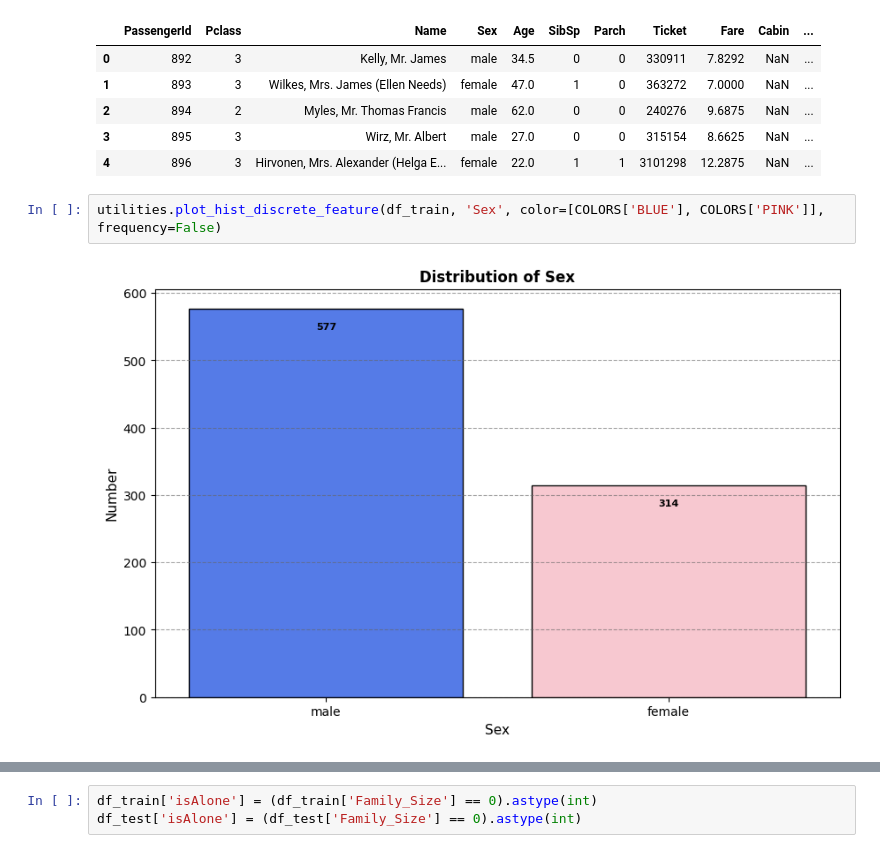
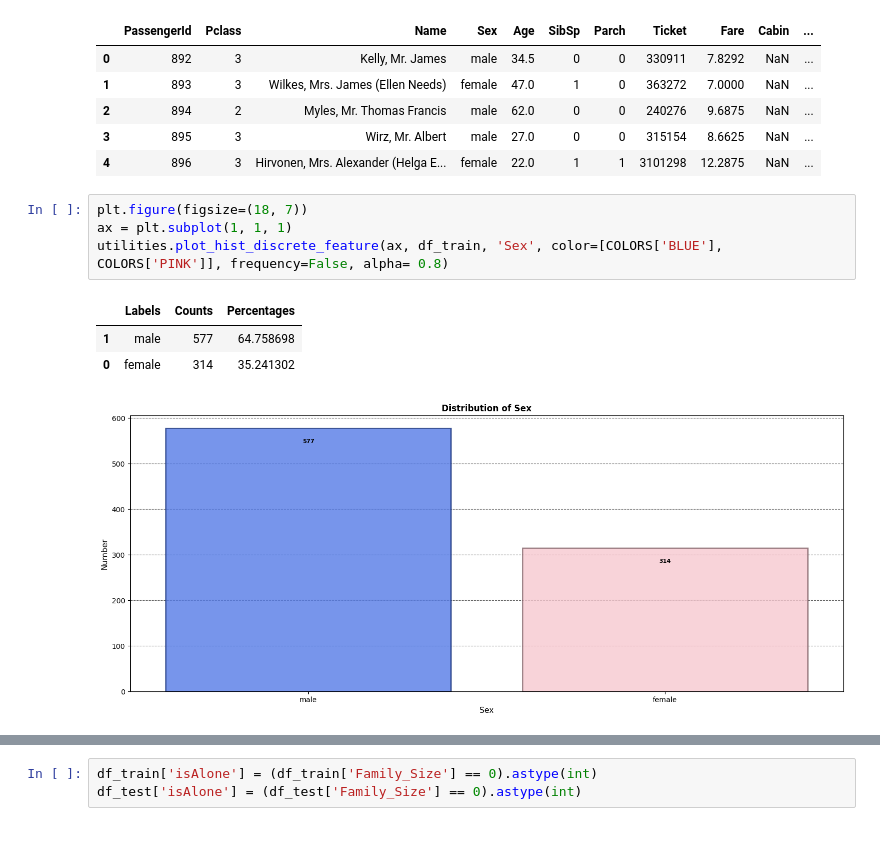
Before and after one commit to ydepledt/kaggle, a Jupyter notebook: titanic/titanic.ipynb, the cells around one changed output, grey strips where cells are left out. Drawn from its saved outputs; the diff is of its cells as text.

Commit message:
Add plot functions

```diff
--- a/titanic/titanic.ipynb
+++ b/titanic/titanic.ipynb
@@ -60,7 +59,12 @@ _____Test dataset_____
 | 3 | 895 | 3 | Wirz, Mr. Albert | male | 27.0 | 0 | 0 | 315154 | 8.6625 | NaN | ... |
 | 4 | 896 | 3 | Hirvonen, Mrs. Alexander (Helga E... | female | 22.0 | 1 | 1 | 3101298 | 12.2875 | NaN | ... |
 # %%
-utilities.plot_hist_discrete_feature(df_train, 'Sex', color=[COLORS['BLUE'], COLORS['PINK']], frequency=False)
+plt.figure(figsize=(18, 7))
+ax = plt.subplot(1, 1, 1)
+utilities.plot_hist_discrete_feature(ax, df_train, 'Sex', color=[COLORS['BLUE'], COLORS['PINK']], frequency=False, alpha= 0.8)
 # %% [output]
+|  | Labels | Counts | Percentages |
+| 1 | male | 577 | 64.758698 |
+| 0 | female | 314 | 35.241302 |
-[figure, old version]
+[figure, new version]
 # %%
```
Also changed, not shown: parts of 20 cells of this notebook, 4 other files.
